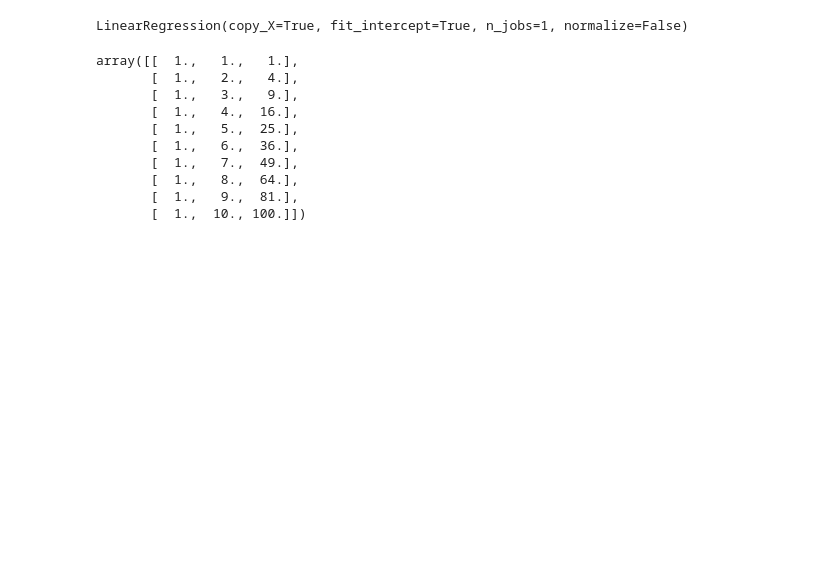
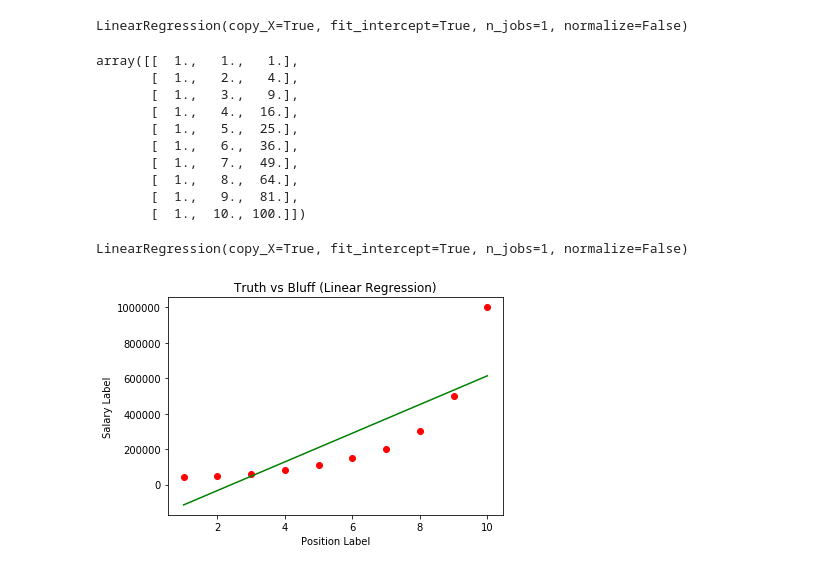
Before and after one commit to taimurIslam/Machine-Learning-A-Z, a Jupyter notebook: Part 2 - Regression/Section 6 - Polynomial Regression/polynomial_regression.ipynb, the cells around one changed output. Cells and saved outputs as stored; diff of their text form; code cells hidden in the pictures; blank space fills up the shorter version.

Commit message:
polynomial linear regression

```diff
--- a/Part 2 - Regression/Section 6 - Polynomial Regression/polynomial_regression.ipynb
+++ b/Part 2 - Regression/Section 6 - Polynomial Regression/polynomial_regression.ipynb
@@ -60,3 +60,17 @@ array([[  1.,   1.,   1.],
        [  1.,   8.,  64.],
        [  1.,   9.,  81.],
        [  1.,  10., 100.]])
+# %%
+lin_reg_2 = LinearRegression()
+lin_reg_2.fit(X_poly, y)
+# %% [output]
+LinearRegression(copy_X=True, fit_intercept=True, n_jobs=1, normalize=False)
+# %%
+plt.scatter(X, y, color = 'red')
+plt.plot(X, lin_reg.predict(X), color = 'green')
+plt.title("Truth vs Bluff (Linear Regression)")
+plt.xlabel("Position Label")
+plt.ylabel("Salary Label")
+plt.show()
+# %% [output]
+[figure, added]
```
Also changed, not shown: parts of 9 cells of this notebook, 1 other file.
